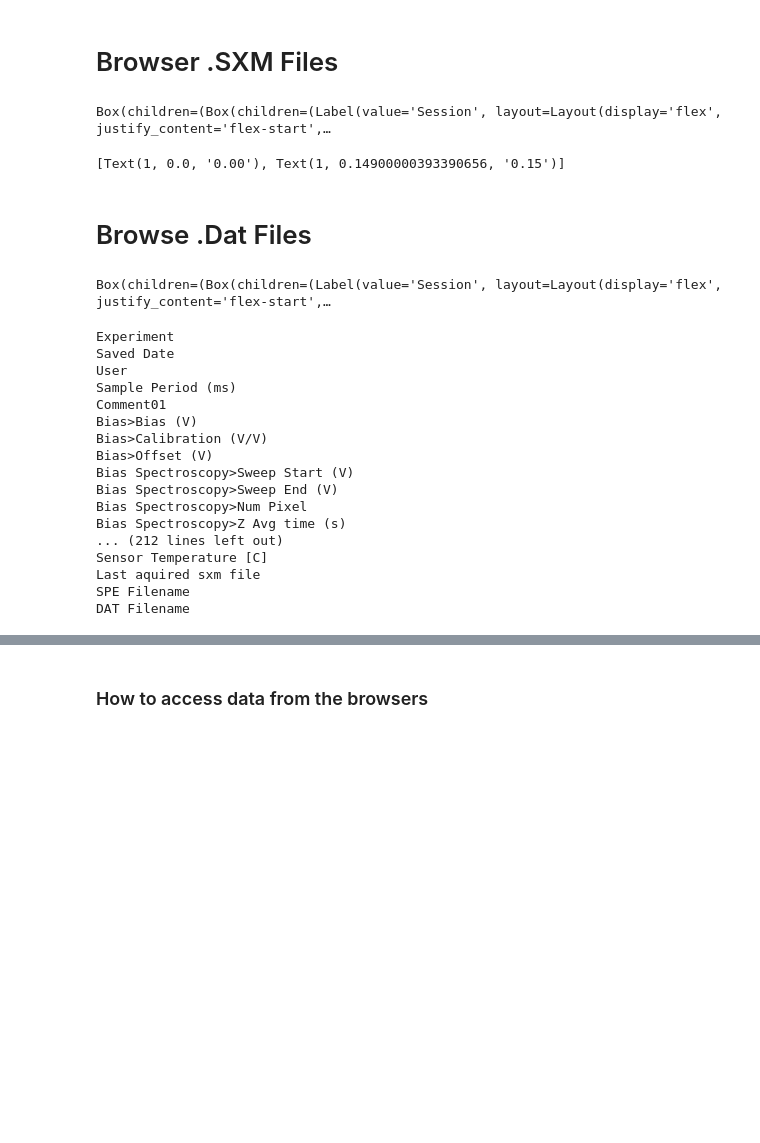
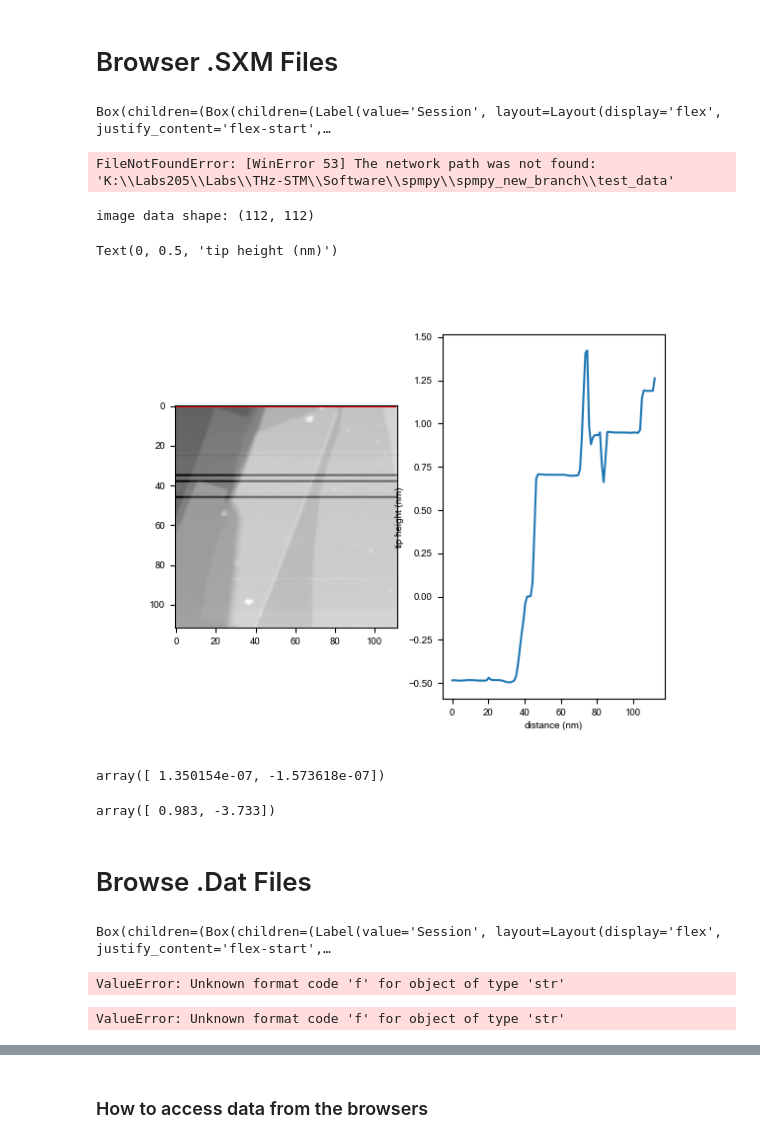
Before and after one commit to nanotech-empa/simpleNFB, a Jupyter notebook: Notebooks/sNFB_Template.ipynb, the cells around one changed output, grey strips where cells are left out. Saved outputs shown, nothing was run; the diff lists cells and outputs as text; code cells hidden in the pictures; blank space fills up the shorter version.

Commit message:
massive update: refactor of browser classes and various optimizations. Check LONG_TERM_MEMORY.md for summary of changes after the initial refactor.

```diff
--- a/Notebooks/sNFB_Template.ipynb
+++ b/Notebooks/sNFB_Template.ipynb
@@ -59,8 +58,9 @@ the sxm and dat files will be visible in the Files selction list of the imageBro
 # closes previous imageBrowser figure if it exists
 figs = list(plt.get_figlabels())
 if 'sxm' in figs: plt.close('sxm')
-imageBrowser = snfb.sxmBrowser(figsize=(6,6),titlesize=9,home_directory=active_Directory,cmap='bone')
-imageBrowser.rootFolder.value = r'K:\Labs205\Labs\THz-STM\raw data\amsp\Porphyrin\726a_DiPhenylPhenaZnPor_H3_01'
+imageBrowser = snfb.sxmBrowser(figsize=(6,6),titlesize=9,home_directory=active_Directory,cmap='Grays_r')
+#imageBrowser.rootFolder.value = r'C:\Users\amsp\OneDrive - empa.ch\INT Lab 205 - Documents\📝 Research Output\publications\2025\2025_Ammerman_PorphyrinSTML'
+imageBrowser.rootFolder.value = r'C:\Users\amsp\Documents\Python\simpleNFB\tests'
 imageBrowser.labelToggle.value = True
 imageBrowser.depthSelection.value = 3
 imageBrowser.nameToggle.value = False
@@ -69,38 +69,50 @@ imageBrowser.directionToggle.value = False
 imageBrowser.labelFontSize.value = 12
 # %% [output]
 Box(children=(Box(children=(Label(value='Session', layout=Layout(display='flex', justify_content='flex-start',…
+FileNotFoundError: [WinError 53] The network path was not found: 'K:\\Labs205\\Labs\\THz-STM\\Software\\spmpy\\spmpy_new_branch\\test_data'
-# %%
-imageBrowser.cb.ax.get_yticklabels()
-# %% [output]
-[Text(1, 0.0, '0.00'), Text(1, 0.14900000393390656, '0.15')]
+# %%
+imgData = imageBrowser.image_data
+r,c = imgData.shape
+print(f'image data shape: {imgData.shape}')
+xx = np.linspace(0,c,c)
+
+r_line = 0
+data = imgData[r_line,:]
+data -= np.min(data)
+data -= data[41]
+figs = plt.get_figlabels()
+if '' in figs: plt.close('')
+fig = plt.figure()
+plt.subplot(121)
+plt.imshow(imgData,cmap='gray',origin='upper')
+plt.hlines(r_line,0,c-1,color='red')
+
+plt.subplot(122)
+plt.plot(xx,data)
+
+plt.xlabel('distance (nm)')
+plt.ylabel('tip height (nm)')
+# %% [output]
+image data shape: (112, 112)
+Text(0, 0.5, 'tip height (nm)')
+[figure, added]
+# %%
+imageBrowser.img.header['scan_offset']
+# %% [output]
+array([ 1.350154e-07, -1.573618e-07])
+# %%
+(imageBrowser.img.header['scan_offset']-np.array([ 1.350154e-07, -1.573618e-07]))/1e-10
+# %% [output]
+array([ 0.983, -3.733])
 # %% [markdown]
 # Browse .Dat Files
 # %%
 # closes previous specBrowser figure if it exists
 figs = list(plt.get_figlabels())
 if 'dat' in figs: plt.close('dat')
-specBrowser = snfb.datBrowser(figsize=(6,5),titlesize=8,sxmBrowser=imageBrowser,home_directory=active_Directory,cmap='Paired')
+specBrowser = snfb.datBrowser(figsize=(4,3),titlesize=8,sxmBrowser=imageBrowser,home_directory=active_Directory,cmap='Paired')
+specBrowser.rootFolder.value = r'K:\Arc205\THz-STM\amsp\578a_H2TBP_02'
 # %% [output]
 Box(children=(Box(children=(Label(value='Session', layout=Layout(display='flex', justify_content='flex-start',…
+ValueError: Unknown format code 'f' for object of type 'str'
+ValueError: Unknown format code 'f' for object of type 'str'
-# %%
-paramlist = ['Z (m)','Current [A]', 'Bias [V]','Exposure Time [ms]','Center Wavelength [nm]','Selected Grating',]
-for key in specBrowser.spec[0].header.keys():
-    print(key)
-# %% [output]
-Experiment
-Saved Date
-User
-Sample Period (ms)
-Comment01
-Bias>Bias (V)
-Bias>Calibration (V/V)
-Bias>Offset (V)
-Bias Spectroscopy>Sweep Start (V)
-Bias Spectroscopy>Sweep End (V)
-Bias Spectroscopy>Num Pixel
-Bias Spectroscopy>Z Avg time (s)
-... (212 lines left out)
-Sensor Temperature [C]
-Last aquired sxm file
-SPE Filename
-DAT Filename
```
Also changed, not shown: parts of 5 cells of this notebook, 26 other files.
